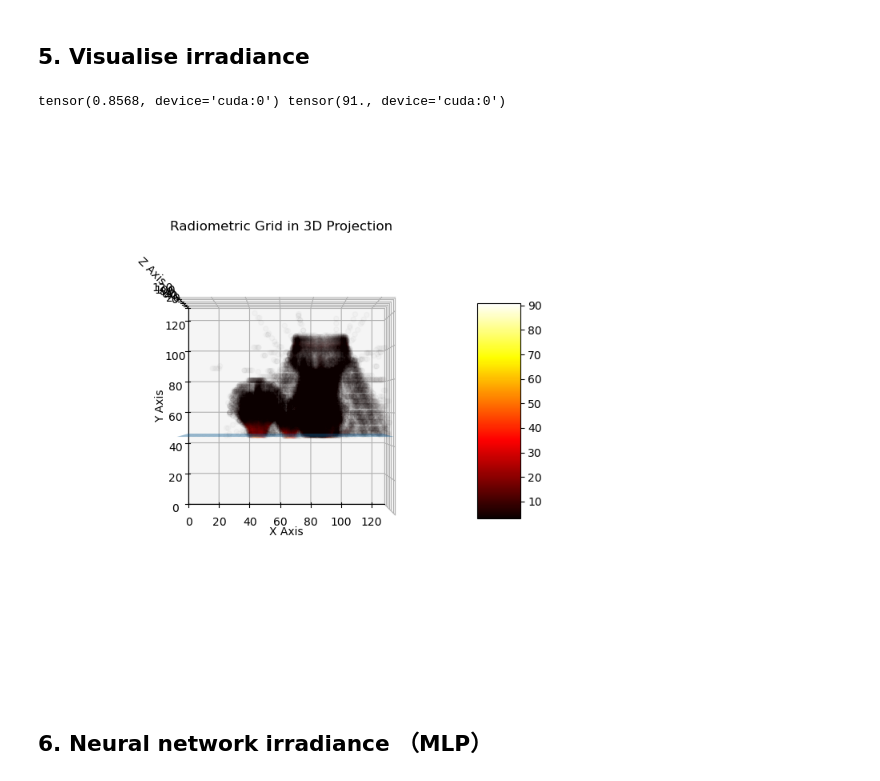
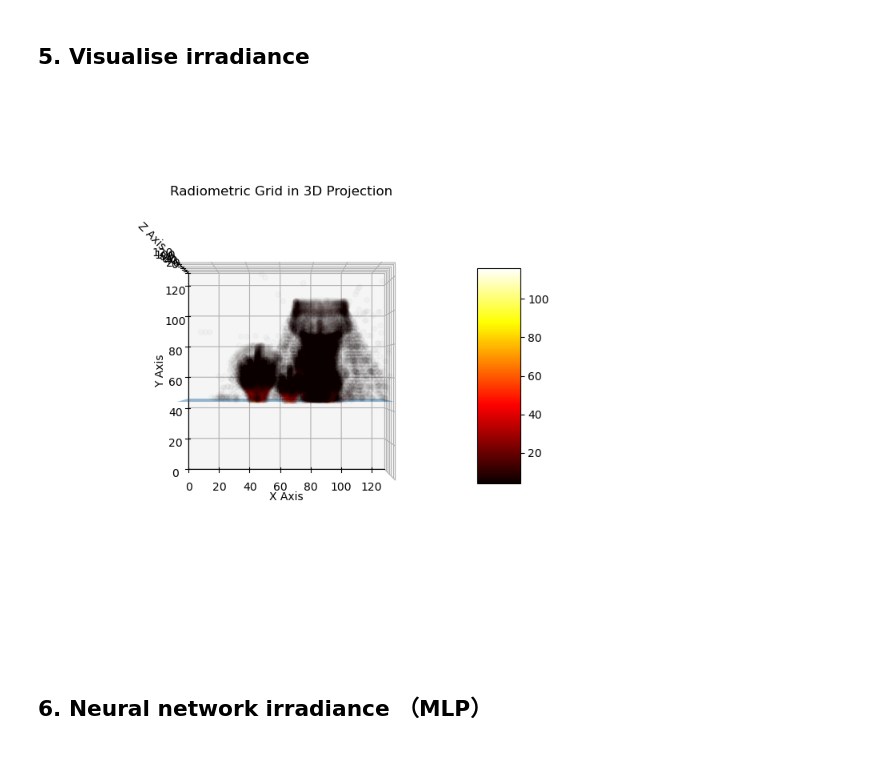
Before and after one commit to swirling-wind/Eikonal-Voxel-Rendering, a Jupyter notebook: main.ipynb, the cells around one changed output. Saved outputs shown, nothing was run; the diff lists cells and outputs as text; code cells hidden in the pictures.

```diff
--- a/main.ipynb
+++ b/main.ipynb
@@ -154,9 +152,12 @@ assert isinstance(scene_ior, np.ndarray) and scene_ior.shape == (NUM_X, NUM_Y, N
 initial_wavefront_pos = np.array([(x, NUM_Y-1, z) for x in range(NUM_X) for z in range(NUM_Z)])
 initial_wavefront_dir = np.array([(0, -1, 0) for _ in range(NUM_X * NUM_Z)])
 
+def floor_height() -> int:
+    return int((1+FLOOR_RATIO) * NUM_Y / 2)
+
 def plot_floor() -> tuple[np.ndarray, np.ndarray, np.ndarray]:
     xx, zz = np.meshgrid(np.arange(NUM_X), np.arange(NUM_Z))
-    yy = np.ones_like(xx) * (1+FLOOR_HEIGHT) * NUM_Y/2
+    yy = np.ones_like(xx) * floor_height()
     return xx, yy, zz
 
 def show_ior_field(ior_field: np.ndarray, initial_wavefront_positions: np.ndarray, initial_wavefront_directions: np.ndarray):
@@ -283,18 +284,24 @@ def plot_wavefront_positions(pos: np.ndarray, dir: np.ndarray, ior_field: np.nda
     ax.set_ylabel('Y Axis')
     ax.set_zlabel('Z Axis')
     ax.set_title(title)
-    ax.quiver(pos[:, 0], pos[:, 1], pos[:, 2], dir[:, 0], dir[:, 1], dir[:, 2], length=1, color='green', normalize=True)
+    subsample_indices = np.arange(0, len(pos), 17)
+
+    ax.quiver(pos[subsample_indices, 0], pos[subsample_indices, 1], pos[subsample_indices, 2],
+                dir[subsample_indices, 0], dir[subsample_indices, 1], dir[subsample_indices, 2],
+                color='green', length=1)
+
     x_points, y_points, z_points = np.where(ior_field == GLASS_IOR)
-    subsample_step_sphere = max(1, len(x_points) // 1500)
-    subsample_indices_sphere = np.arange(0, len(x_points), subsample_step_sphere)
-    ax.scatter(x_points[subsample_indices_sphere], y_points[subsample_indices_sphere], z_points[subsample_indices_sphere], color='blue', alpha=0.1)
+    subsample_num = max(1, len(x_points) // 1500)
+    subsample_indices= np.arange(0, len(x_points), subsample_num)
+    ax.scatter(x_points[subsample_indices], y_points[subsample_indices], z_points[subsample_indices], color='blue', alpha=0.1)
+
     ax.view_init(elev=90, azim=-90)
     ax.plot_surface(*plot_floor(), alpha=0.5)
     plt.show()
 
 def simulate_wavefront_propagation(ior_field: np.ndarray, grad_xyz: tuple[np.ndarray, np.ndarray, np.ndarray],
                                    initial_wavefront_pos: np.ndarray, initial_wavefront_dir: np.ndarray,
-                                   device: torch.device, num_steps: int = 100, delta_t: float = 1.0, num_show_images: int = 3) -> torch.Tensor:
+                                   device: torch.device, num_steps: int = 100, delta_t: float = 1.0, num_show_images: int = 3) -> np.ndarray:
 
     show_indices =  [i for i in range(0, num_steps+1, max(num_steps // (num_show_images-1), 1))] + [num_steps - 1] if num_show_images > 0 else []
 
@@ -324,7 +331,7 @@ def simulate_wavefront_propagation(ior_field: np.ndarray, grad_xyz: tuple[np.nda
         if num_show_images > 0 and cur_step in show_indices:
             plot_wavefront_positions(cur_pos.cpu().numpy(), cur_dir.cpu().numpy(), ior_field, f"Step {cur_step}")
 
-    return irradiance_grid
+    return irradiance_grid.cpu().numpy()
 
 test_delta_t = 0.5 * NUM_Y / 100
 test_num_steps = int(test_delta_t * 320)
@@ -336,58 +343,56 @@ irradiance_grid = simulate_wavefront_propagation(scene_ior, scene_ior_gradients,
 # %% [markdown]
 ## 5. Visualise irradiance
 # %%
-def remove_under_floor(irradiance_grid: torch.Tensor, floor_height: int) -> torch.Tensor:
+def remove_under_floor(irradiance_grid: np.ndarray, floor_height: int) -> np.ndarray:
     irradiance_grid[:, :floor_height, :] = 0
     return irradiance_grid
 
-def visualise_irradiance_grid_3d(radiometric_grid: torch.Tensor, threshold=3.0, only_above_floor=True):
+def visualise_irradiance_grid_3d(radiometric_grid: np.ndarray, threshold=3.0, only_above_floor=True):
     from matplotlib.colors import Normalize
     from matplotlib.cm import ScalarMappable
 
     fig = plt.figure(figsize=(7, 7))
     ax = fig.add_subplot(111, projection='3d')
     ax.set_box_aspect([1, 1, 1])
-    ax.set_xlim(0, radiometric_grid.size(0))
-    ax.set_ylim(0, radiometric_grid.size(1))
-    ax.set_zlim(0, radiometric_grid.size(2))
+    ax.set_xlim(0, radiometric_grid.shape[0])
+    ax.set_ylim(0, radiometric_grid.shape[1])
+    ax.set_zlim(0, radiometric_grid.shape[2])
     ax.set_xlabel('X Axis')
     ax.set_ylabel('Y Axis')
     ax.set_zlabel('Z Axis')
     ax.set_title('Radiometric Grid in 3D Projection')
     ax.view_init(elev=90, azim=-90)
 
     xx, yy, zz = plot_floor()
     ax.plot_surface(xx, yy, zz, alpha=0.5)
 
-    radiometric_grid_np = radiometric_grid.cpu().numpy()
+    radiometric_grid_np = radiometric_grid
     x_points, y_points, z_points = np.where(radiometric_grid_np > threshold)
 
     assert len(x_points) > 0, "No points found above the threshold"
 
     if only_above_floor:
-        above_floor_indices = np.where(y_points > -FLOOR_HEIGHT * NUM_Y)
+        above_floor_indices = np.where(y_points > floor_height())
         radiometric_grid_filtered = radiometric_grid_np[x_points[above_floor_indices], y_points[above_floor_indices], z_points[above_floor_indices]]
         x_points = x_points[above_floor_indices]
         y_points = y_points[above_floor_indices]
         z_points = z_points[above_floor_indices]
     else:
         radiometric_grid_filtered = radiometric_grid_np[x_points, y_points, z_points]
 
     # Create a colormap
     norm = Normalize(vmin=np.min(radiometric_grid_filtered), vmax=np.max(radiometric_grid_filtered))
     mappable = ScalarMappable(norm=norm, cmap='hot')
     mappable.set_array(radiometric_grid_filtered)
 
     ax.scatter(x_points, y_points, z_points, c=radiometric_grid_filtered, cmap='hot', alpha=0.02)
     fig.colorbar(mappable, ax=ax, shrink=0.5, aspect=5)  # Add colorbar
     plt.show()
 
-print(torch.mean(irradiance_grid), torch.max(irradiance_grid))
-above_floor_irradiance_grid = remove_under_floor(irradiance_grid, int((1+FLOOR_HEIGHT) * NUM_Y / 2))
-visualise_irradiance_grid_3d(irradiance_grid, threshold=2, only_above_floor=False)
+above_floor_irradiance_grid = remove_under_floor(irradiance_grid, floor_height())
+visualise_irradiance_grid_3d(irradiance_grid, threshold=3, only_above_floor=False)
 # %% [output]
-tensor(0.8568, device='cuda:0') tensor(91., device='cuda:0')
-[figure, old version]
+[figure, new version]
 # %% [markdown]
 ## 6. Neural network irradiance （MLP）
 # %%
```
Also changed, not shown: parts of 6 cells of this notebook.
